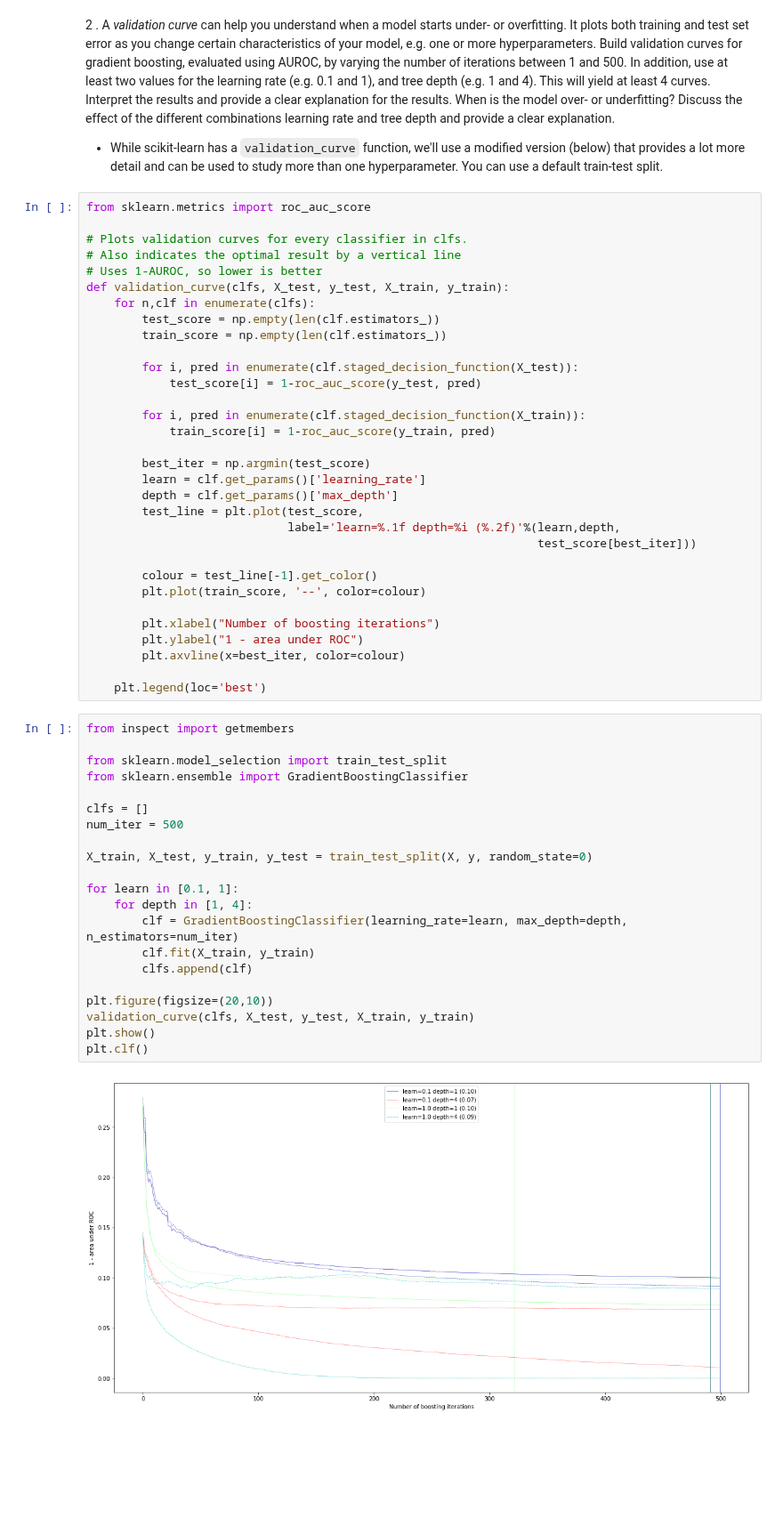
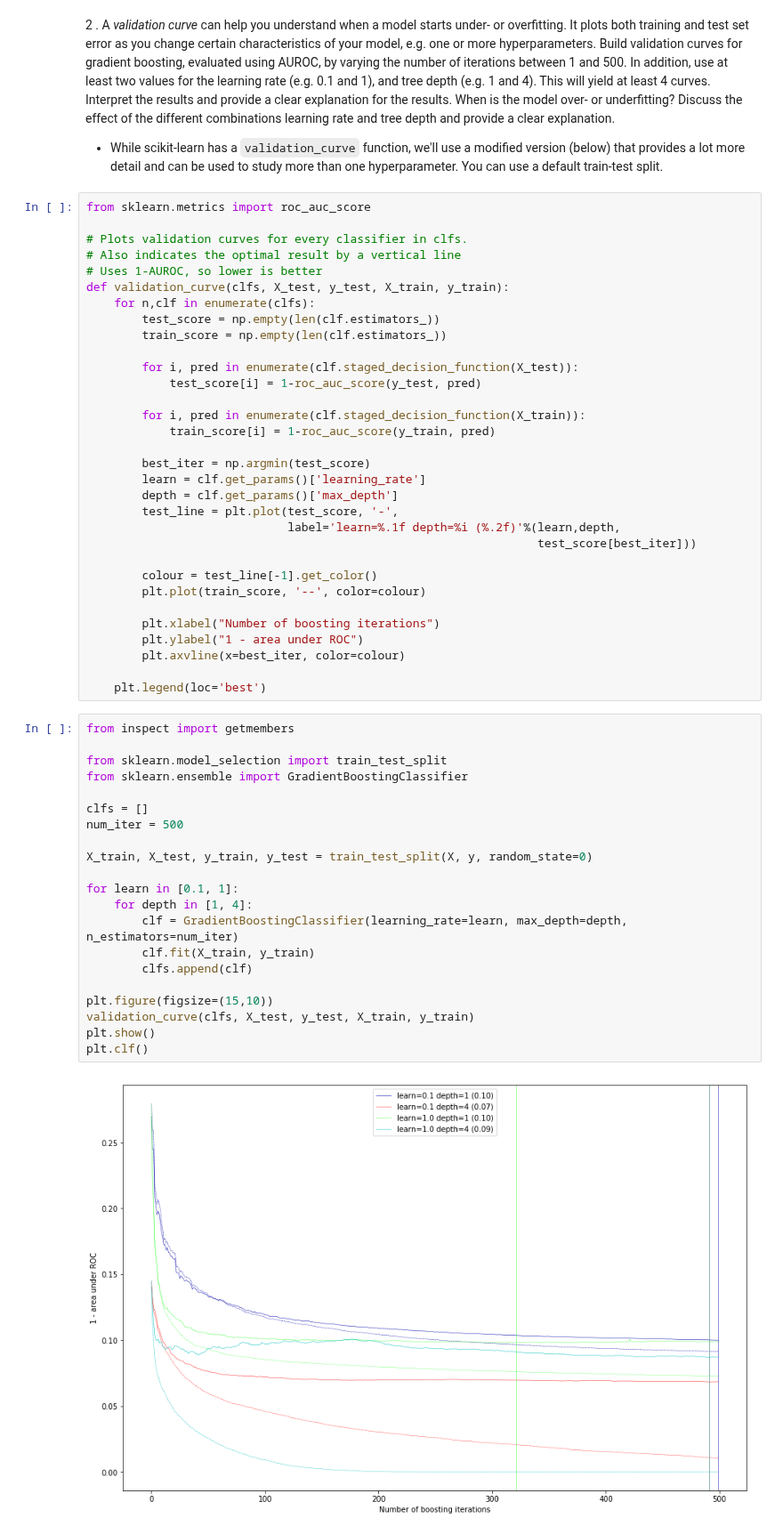
Before and after one commit to Mesoptier/ML-course, a Jupyter notebook: Assignment 1.ipynb, the cells around one changed output. Shown at 89% size. Cells and saved outputs as stored; diff of their text form; blank space fills up the shorter version.

```diff
--- a/Assignment 1.ipynb
+++ b/Assignment 1.ipynb
@@ -822,7 +822,7 @@ def validation_curve(clfs, X_test, y_test, X_train, y_train):
         best_iter = np.argmin(test_score)
         learn = clf.get_params()['learning_rate']
         depth = clf.get_params()['max_depth']
-        test_line = plt.plot(test_score,
+        test_line = plt.plot(test_score, '-',
                              label='learn=%.1f depth=%i (%.2f)'%(learn,depth,
                                                                  test_score[best_iter]))
 
@@ -837,24 +837,24 @@ def validation_curve(clfs, X_test, y_test, X_train, y_train):
 # %%
 from inspect import getmembers
 
 from sklearn.model_selection import train_test_split
 from sklearn.ensemble import GradientBoostingClassifier
 
 clfs = []
 num_iter = 500
 
 X_train, X_test, y_train, y_test = train_test_split(X, y, random_state=0)
 
 for learn in [0.1, 1]:
     for depth in [1, 4]:
         clf = GradientBoostingClassifier(learning_rate=learn, max_depth=depth, n_estimators=num_iter)
         clf.fit(X_train, y_train)
         clfs.append(clf)
 
-plt.figure(figsize=(20,10))
+plt.figure(figsize=(15,10))
 validation_curve(clfs, X_test, y_test, X_train, y_train)
 plt.show()
 plt.clf()
 # %% [output]
-[figure, old version]
+[figure, new version]
 <matplotlib.figure.Figure at 0x...>
```
Also changed, not shown: parts of 2 cells of this notebook.
